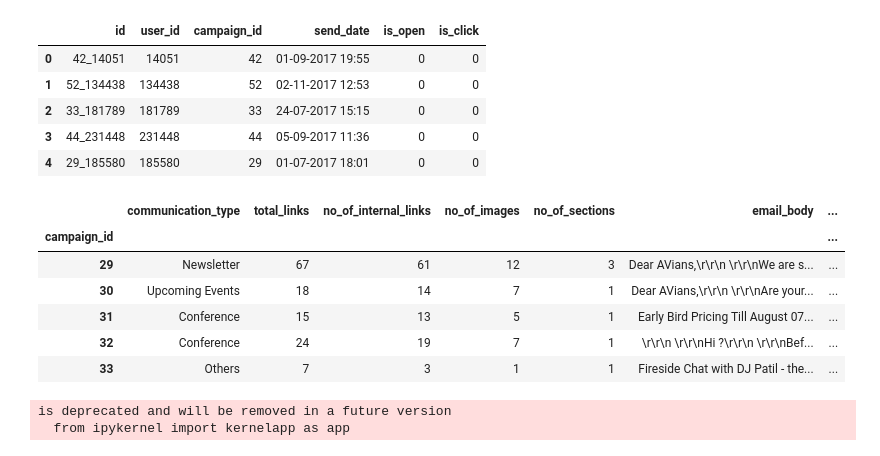
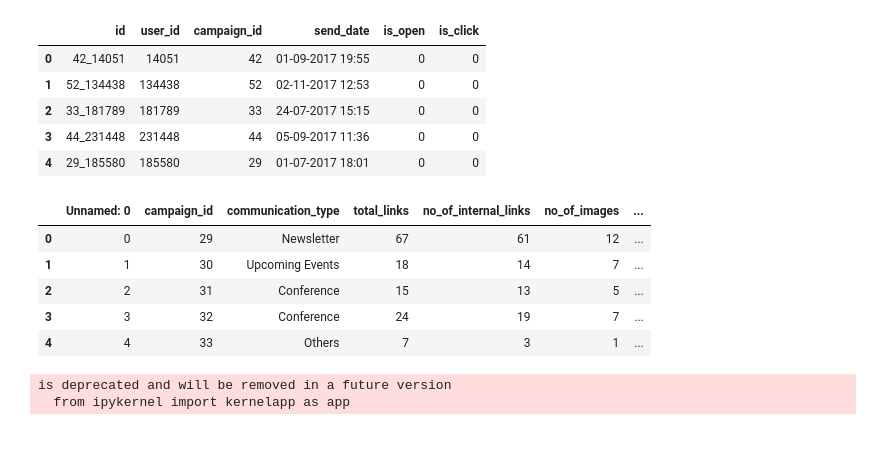
Before and after one commit to BabaCafe/Click-Prediction-AV-Hackathon, a Jupyter notebook: Click.ipynb, the cells around one changed output. Saved outputs shown, nothing was run; the diff lists cells and outputs as text; code cells hidden in the pictures.

```diff
--- a/Click.ipynb
+++ b/Click.ipynb
@@ -115,15 +115,15 @@ data.head()
 | 3 | 44_231448 | 231448 | 44 | 05-09-2017 11:36 | 0 | 0 |
 | 4 | 29_185580 | 185580 | 29 | 01-07-2017 18:01 | 0 | 0 |
 # %%
+camp=pd.read_csv('campfinal.csv')
 camp.head()  #campaign data after adding weihgts in most clicked order #1st iteration for calculating weights
 # %% [output]
-|  | communication_type | total_links | no_of_internal_links | no_of_images | no_of_sections | email_body | ... |
-| campaign_id |  |  |  |  |  |  | ... |
-| 29 | Newsletter | 67 | 61 | 12 | 3 | Dear AVians,\r\r\n \r\r\nWe are s... | ... |
-| 30 | Upcoming Events | 18 | 14 | 7 | 1 | Dear AVians,\r\r\n \r\r\nAre your... | ... |
-| 31 | Conference | 15 | 13 | 5 | 1 | Early Bird Pricing Till August 07... | ... |
-| 32 | Conference | 24 | 19 | 7 | 1 | \r\r\n \r\r\nHi ?\r\r\n \r\r\nBef... | ... |
-| 33 | Others | 7 | 3 | 1 | 1 | Fireside Chat with DJ Patil - the... | ... |
+|  | Unnamed: 0 | campaign_id | communication_type | total_links | no_of_internal_links | no_of_images | ... |
+| 0 | 0 | 29 | Newsletter | 67 | 61 | 12 | ... |
+| 1 | 1 | 30 | Upcoming Events | 18 | 14 | 7 | ... |
+| 2 | 2 | 31 | Conference | 15 | 13 | 5 | ... |
+| 3 | 3 | 32 | Conference | 24 | 19 | 7 | ... |
+| 4 | 4 | 33 | Others | 7 | 3 | 1 | ... |
 # %%
 def order(data,output,on,by):
     D=data[data[output]==on].groupby([output,by])[by].agg({'Frequency':'count'}).sort_values(by='Frequency',ascending=False)
```
Also changed, not shown: parts of 3 cells of this notebook.
